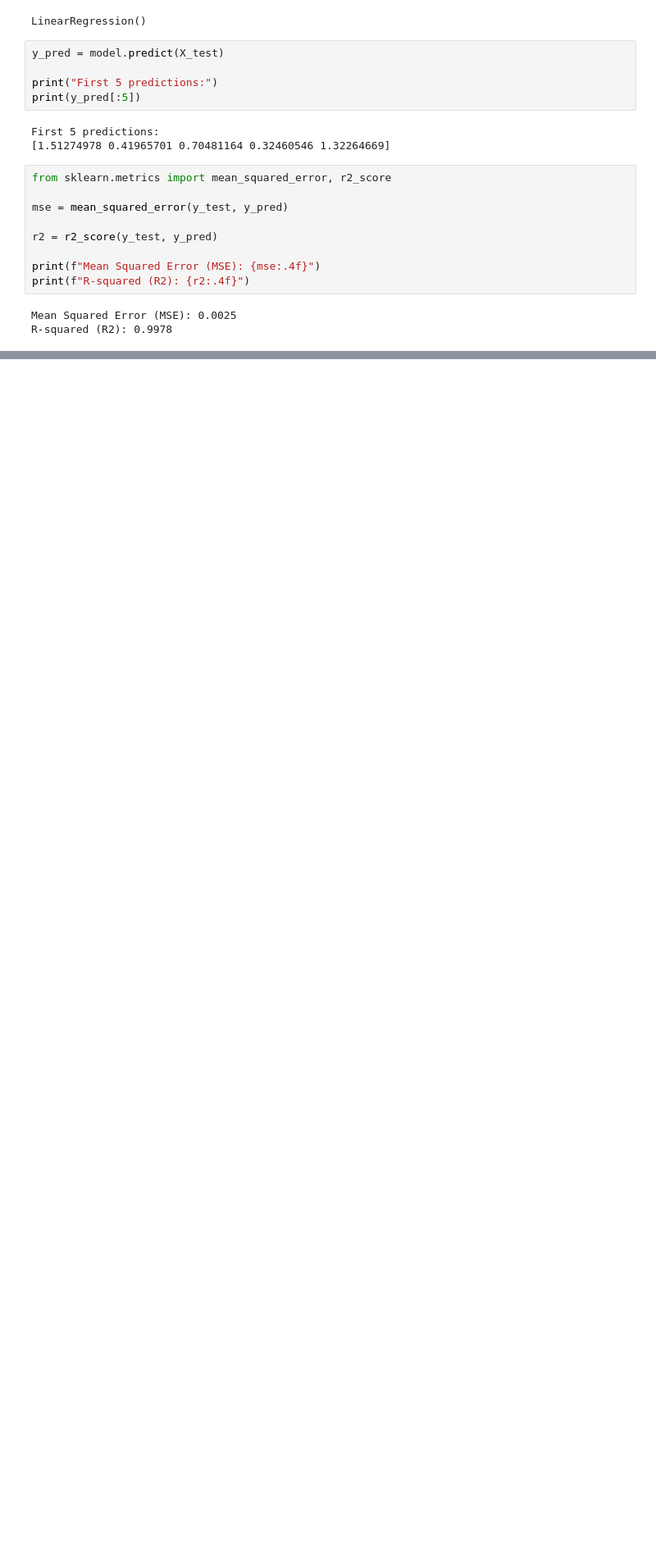
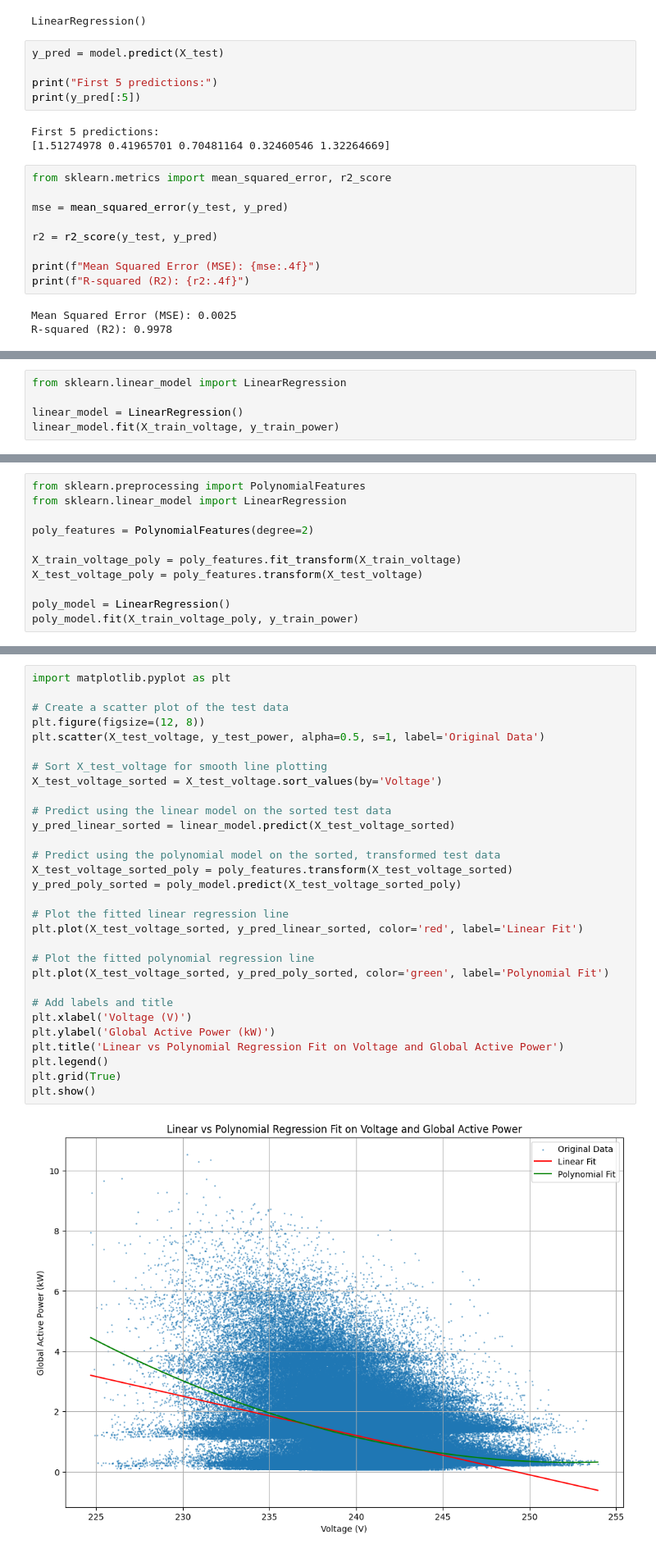
Before and after one commit to PedroH-07/Checkpoint1-SERS, a Jupyter notebook: CP01_SERS.ipynb, the cells around one changed output, grey strips where cells are left out. Shown at 82% size. Drawn from its saved outputs; the diff is of its cells as text; blank space fills up the shorter version.

```diff
--- a/CP01_SERS.ipynb
+++ b/CP01_SERS.ipynb
@@ -412,0 +668,5 @@ R-squared (R2): 0.9978
+# %%
+from sklearn.linear_model import LinearRegression
+
+linear_model = LinearRegression()
+linear_model.fit(X_train_voltage, y_train_power)
@@ -412,0 +675,11 @@ R-squared (R2): 0.9978
+# %%
+from sklearn.preprocessing import PolynomialFeatures
+from sklearn.linear_model import LinearRegression
+
+poly_features = PolynomialFeatures(degree=2)
+
+X_train_voltage_poly = poly_features.fit_transform(X_train_voltage)
+X_test_voltage_poly = poly_features.transform(X_test_voltage)
+
+poly_model = LinearRegression()
+poly_model.fit(X_train_voltage_poly, y_train_power)
@@ -412,0 +710,32 @@ R-squared (R2): 0.9978
+# %%
+import matplotlib.pyplot as plt
+
+# Create a scatter plot of the test data
+plt.figure(figsize=(12, 8))
+plt.scatter(X_test_voltage, y_test_power, alpha=0.5, s=1, label='Original Data')
+
+# Sort X_test_voltage for smooth line plotting
+X_test_voltage_sorted = X_test_voltage.sort_values(by='Voltage')
+
+# Predict using the linear model on the sorted test data
+y_pred_linear_sorted = linear_model.predict(X_test_voltage_sorted)
+
+# Predict using the polynomial model on the sorted, transformed test data
+X_test_voltage_sorted_poly = poly_features.transform(X_test_voltage_sorted)
+y_pred_poly_sorted = poly_model.predict(X_test_voltage_sorted_poly)
+
+# Plot the fitted linear regression line
+plt.plot(X_test_voltage_sorted, y_pred_linear_sorted, color='red', label='Linear Fit')
+
+# Plot the fitted polynomial regression line
+plt.plot(X_test_voltage_sorted, y_pred_poly_sorted, color='green', label='Polynomial Fit')
+
+# Add labels and title
+plt.xlabel('Voltage (V)')
+plt.ylabel('Global Active Power (kW)')
+plt.title('Linear vs Polynomial Regression Fit on Voltage and Global Active Power')
+plt.legend()
+plt.grid(True)
+plt.show()
+# %% [output]
+[figure, added]
```
Also changed, not shown: parts of 27 cells of this notebook.
